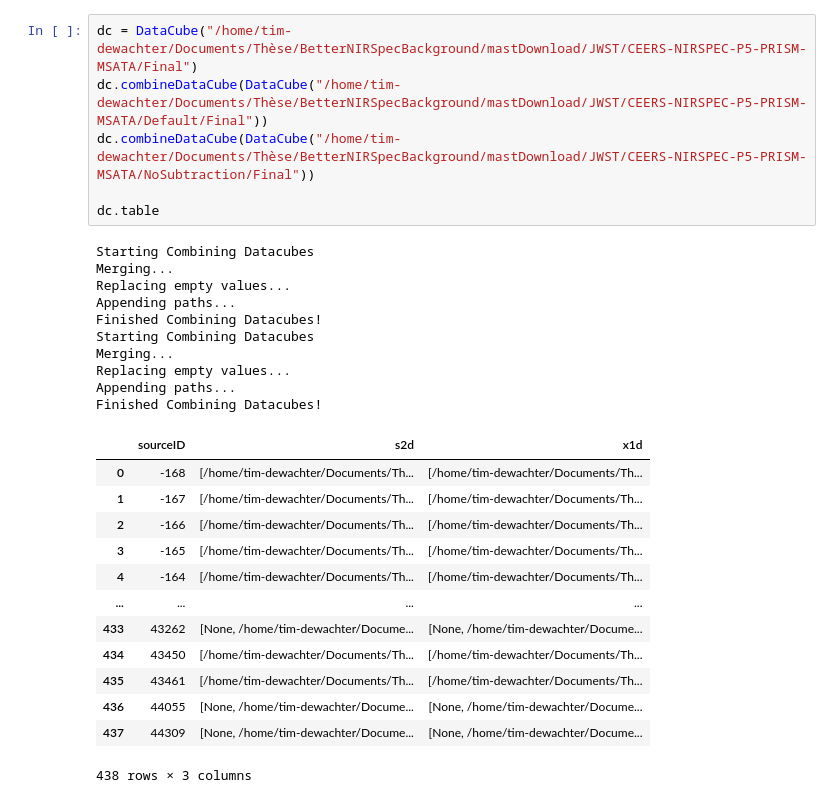
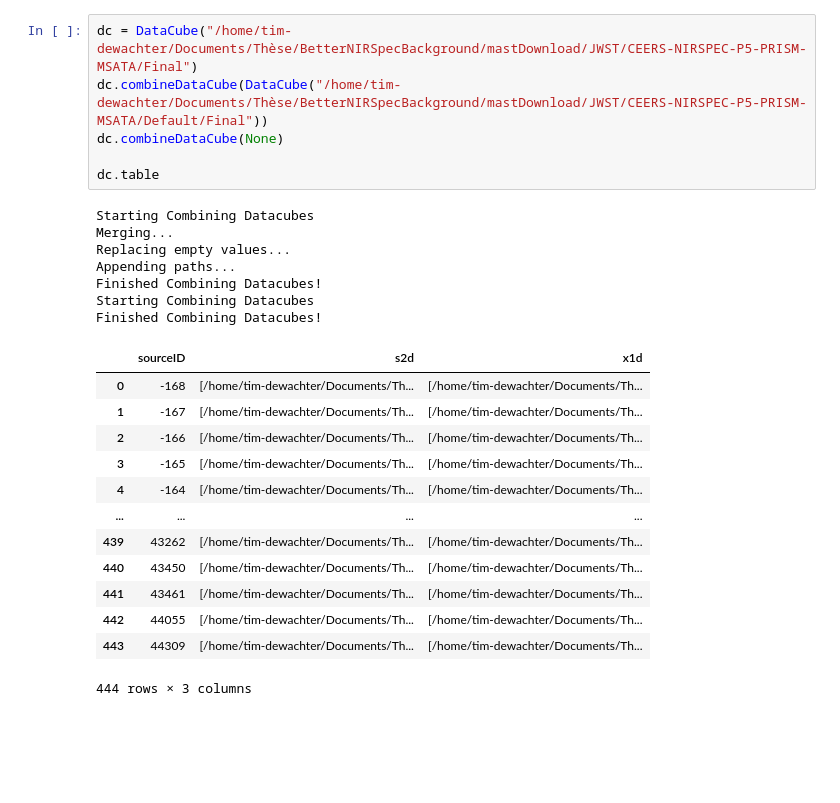
Before and after one commit to TimEpsilon/BetterNIRSpecBackground, a Jupyter notebook: BNBG/Notebooks/DataComparison.ipynb, the cells around one changed output. Cells and saved outputs as stored; diff of their text form; blank space fills up the shorter version.

```diff
--- a/BNBG/Notebooks/DataComparison.ipynb
+++ b/BNBG/Notebooks/DataComparison.ipynb
@@ -170,32 +175,29 @@ class DataCube:
 # %%
 dc = DataCube("/home/tim-dewachter/Documents/Thèse/BetterNIRSpecBackground/mastDownload/JWST/CEERS-NIRSPEC-P5-PRISM-MSATA/Final")
 dc.combineDataCube(DataCube("/home/tim-dewachter/Documents/Thèse/BetterNIRSpecBackground/mastDownload/JWST/CEERS-NIRSPEC-P5-PRISM-MSATA/Default/Final"))
-dc.combineDataCube(DataCube("/home/tim-dewachter/Documents/Thèse/BetterNIRSpecBackground/mastDownload/JWST/CEERS-NIRSPEC-P5-PRISM-MSATA/NoSubtraction/Final"))
+dc.combineDataCube(None)
 
 dc.table
 # %% [output]
 Starting Combining Datacubes
 Merging...
 Replacing empty values...
 Appending paths...
 Finished Combining Datacubes!
 Starting Combining Datacubes
-Merging...
-Replacing empty values...
-Appending paths...
 Finished Combining Datacubes!
 |  | sourceID | s2d | x1d |
 | 0 | -168 | [/home/tim-dewachter/Documents/Th... | [/home/tim-dewachter/Documents/Th... |
 | 1 | -167 | [/home/tim-dewachter/Documents/Th... | [/home/tim-dewachter/Documents/Th... |
 | 2 | -166 | [/home/tim-dewachter/Documents/Th... | [/home/tim-dewachter/Documents/Th... |
 | 3 | -165 | [/home/tim-dewachter/Documents/Th... | [/home/tim-dewachter/Documents/Th... |
 | 4 | -164 | [/home/tim-dewachter/Documents/Th... | [/home/tim-dewachter/Documents/Th... |
 | ... | ... | ... | ... |
-| 433 | 43262 | [None, /home/tim-dewachter/Docume... | [None, /home/tim-dewachter/Docume... |
-| 434 | 43450 | [/home/tim-dewachter/Documents/Th... | [/home/tim-dewachter/Documents/Th... |
-| 435 | 43461 | [/home/tim-dewachter/Documents/Th... | [/home/tim-dewachter/Documents/Th... |
-| 436 | 44055 | [None, /home/tim-dewachter/Docume... | [None, /home/tim-dewachter/Docume... |
-| 437 | 44309 | [None, /home/tim-dewachter/Docume... | [None, /home/tim-dewachter/Docume... |
+| 439 | 43262 | [/home/tim-dewachter/Documents/Th... | [/home/tim-dewachter/Documents/Th... |
+| 440 | 43450 | [/home/tim-dewachter/Documents/Th... | [/home/tim-dewachter/Documents/Th... |
+| 441 | 43461 | [/home/tim-dewachter/Documents/Th... | [/home/tim-dewachter/Documents/Th... |
+| 442 | 44055 | [/home/tim-dewachter/Documents/Th... | [/home/tim-dewachter/Documents/Th... |
+| 443 | 44309 | [/home/tim-dewachter/Documents/Th... | [/home/tim-dewachter/Documents/Th... |
-438 rows × 3 columns
+444 rows × 3 columns
 # %%
 dc.preloadDataCube()
```
Also changed, not shown: parts of 5 cells of this notebook, 4 other files.
